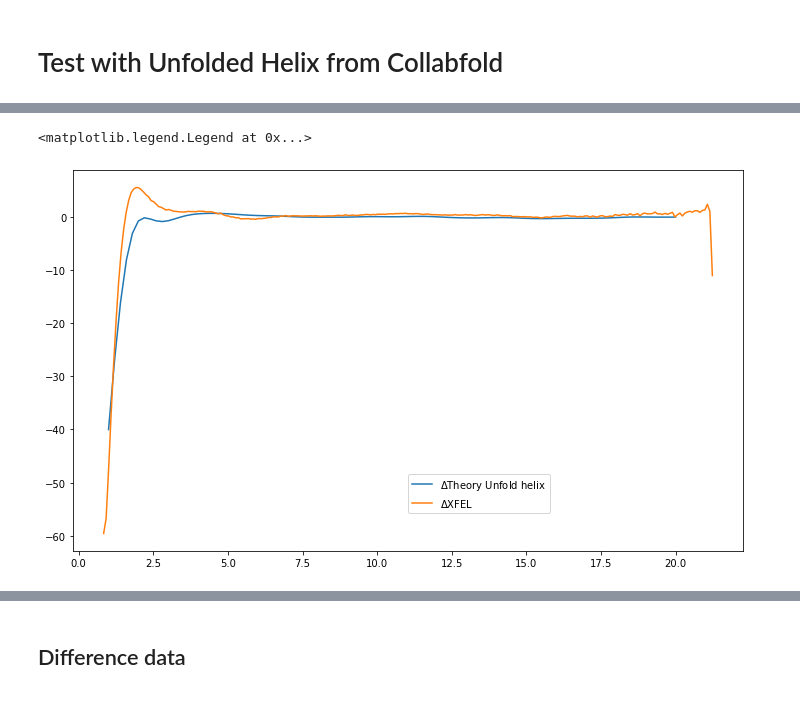
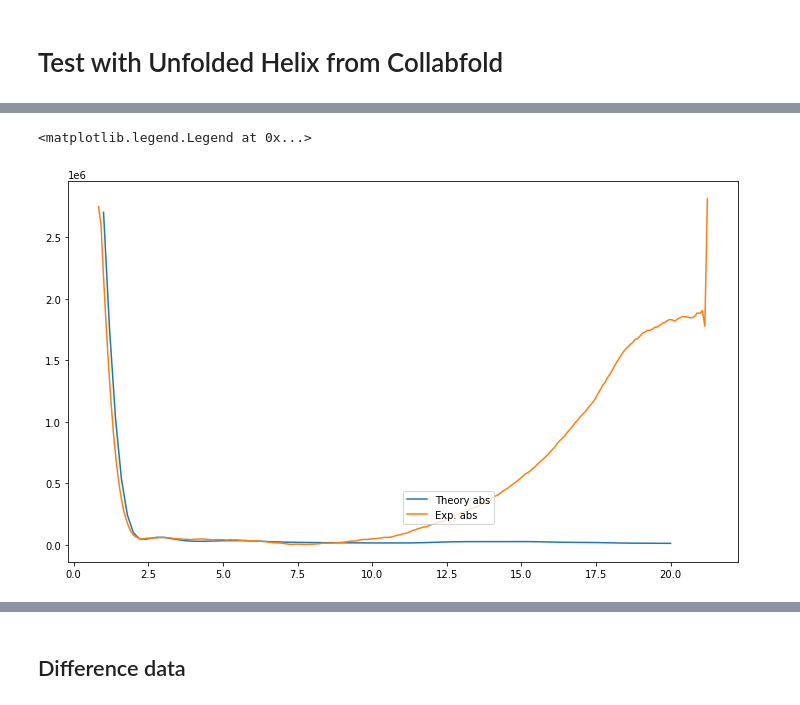
Before and after one commit to LeoMonrroy266/python_course_project, a Jupyter notebook: Analysis.ipynb, the cells around one changed output, grey strips where cells are left out. Cells and saved outputs as stored; diff of their text form; code cells hidden in the pictures.

```diff
--- a/Analysis.ipynb
+++ b/Analysis.ipynb
@@ -39,6 +39,7 @@ XFEL_data = []
 for data,i in zip(XFEL_empty, XFEL_tr):
     intensity = np.load(i)
     data.set_data(XFEL_q,intensity)
+    datya = data.remove_nan()
     XFEL_data.append(data)
 print(time_points)
 # %% [output]
@@ -761,56 +768,63 @@ theory_diff = (I - I_dark)
 # %%
 # Def plot
 fig, ax3 = plt.subplots(1, 1, figsize=(12, 7))
-theory_diff = I - I_dark
-
-h1_af2 = h1[10:255]
-h1_q = hamburg_q[10:255]
-q_max,q_min = (h1_q[-1],h1_q[0])
-#Decide what q-range
-theory_q,crysol_i = cut_q(q,q_max,q_min)
-theory_diff = theory_diff[crysol_i]
+fig, ax2 = plt.subplots(1, 1, figsize=(12, 7))
+fig, ax4 = plt.subplots(1, 1, figsize=(12, 7))
+fig, ax5 = plt.subplots(1, 1, figsize=(12, 7))
 
 
-xfel_q,xfel_i = cut_q(h1_q,q_max,q_min)
-xfel_cut = h1_af2[xfel_i]
-#interpolate exp diff data
-exp_interpolated = interpolate_curve(theory_q,xfel_q,xfel_cut)
-exp_scaled_occupancy = exp_interpolated * 1e5
-exp_scaled = exp_interpolated*1/theory_q
+# Interpolate exp diff data
+exp_interpolated = interpolate(diff.q, XFEL_data[0])
+#exp_scaled = exp_interpolated.scale_intensity(1e5)
 
-#interpolat exp abs data
-dark_abs = np.sum(avg_S_off[150:175,:],axis = 0)/25
-dark_abs = (dark_abs - buffer_off*0.905)[10:255]
-interpolated_abs = interpolate_curve(theory_q,xfel_q,dark_abs[xfel_i])
-# scale theory
-theory_scaled = theory_diff * 1/theory_q
-# Scale exp. diff and exp. abs to theory (factor of 1*e5 for faster calc.)
-scale_diff,fopt_diff = SSE(exp_interpolated * 1e5,theory_diff, 0.0002)
-if scale_diff > 0:
-    scale_abs,fopt_abs = SSE(interpolated_abs * 1e5, I_dark[crysol_i], 0.0002)
-else:
-    scale_abs,fopt_abs = SSE(interpolated_abs * 1e5, I[crysol_i], 0.0002)
+# Interpolat exp abs data
+interpolated_abs = interpolate(abs_theory.q, XFEL_dark_theo)
+#interpolated_abs = interpolated_abs.cut_q(q_min,q_max)
+
+
+# Calc scale factor
+scale_abs,fopt_abs = SSE(interpolated_abs.i, abs_theory.i, 0.2)
+scale_diff,fopt_diff = SSE(exp_interpolated.i, diff.i, scale_abs*0.1)
+
+
+
+# Calculate the R2 between intepolated experimental curve and the theoretical curve
+r2= calc_r2(exp_interpolated.i, diff.i * scale_diff)
+
+# PCC
+pcc = np.corrcoef(exp_interpolated.i,diff.i*scale_diff, rowvar=True)
+# Calc occupance
+activation = (scale_diff/scale_abs)[0]
+
+
+print('')
+print('Scale for difference data:',scale_diff[0])
+print('Scale for absolute data:',scale_abs[0])
+print('Pearson correlation:',pcc[0][1])
+print('R² for curves:',r2)
+print('Theoretical activation factor:', activation)
 
 
 
 
-# Calculate the R2 between intepolated experimental curve and the theoretical curve
-r2= calc_r2(exp_interpolated, theory_diff*scale_diff/1e5)
-# Calc Pearson CC
-corr = np.corrcoef(exp_scaled,theory_scaled, rowvar=True)[0][1]
-# Calc occupance
-occupancy = (scale_diff/scale_abs)[0]
+
+ax4.plot(abs_theory.q,abs_theory.i, label = f'Theory abs dark')
+ax4.plot(no_helix.q,no_helix.i, label = 'Theory abs light')
+ax4.legend(loc=(0.5,0.1), frameon = True,fontsize=10)
 
 
-print(scale_diff)
-print(r2)
-print(occupancy)
-print(corr)
+
+ax3.plot(abs_theory.q,abs_theory.i, label = f'Theory abs')
+ax3.plot(XFEL_dark_theo.q,XFEL_dark_theo.i/scale_abs , label = 'Exp. abs')
+ax3.legend(loc=(0.5,0.1), frameon = True,fontsize=10)
+
+ax2.plot(diff.q,diff.i*activation, label = f'$\Delta$Theory Unfold helix')
+ax2.plot(exp_interpolated.q,exp_interpolated.i/scale_abs, label = '$\Delta$XFEL')
+
+ax2.legend(loc=(0.5,0.1), frameon = True,fontsize=10)
 
 
-# compare to acutal diff signal both SAXS and XFEL
-#ax3.plot(q_light,differences[-1], label = f'$\Delta$SAXS, 20% excitation, (in scale of $\Delta$XFEL)')
-ax3.plot(theory_q,theory_diff*scale_diff, label = f'$\Delta$Theory Unfold helix')
-ax3.plot(diff_q,diff_exp * 1e5, label = '$\Delta$XFEL')
-ax3.legend(loc=(0.5,0.1), frameon = True,fontsize=10)
+ax5.plot(XFEL_dark_theo.q,XFEL_dark.i, label = f'Exp. abs dark')
+ax5.plot(XFEL_light.q,XFEL_light.i, label = 'Exp. abs light')
+ax5.legend(loc=(0.5,0.1), frameon = True,fontsize=10)
 # %% [output]
@@ -821,2 +845,2 @@ ax3.legend(loc=(0.5,0.1), frameon = True,fontsize=10)
 <matplotlib.legend.Legend at 0x...>
-[figure, old version]
+[figure, new version]
```
Also changed, not shown: parts of 11 cells of this notebook.
